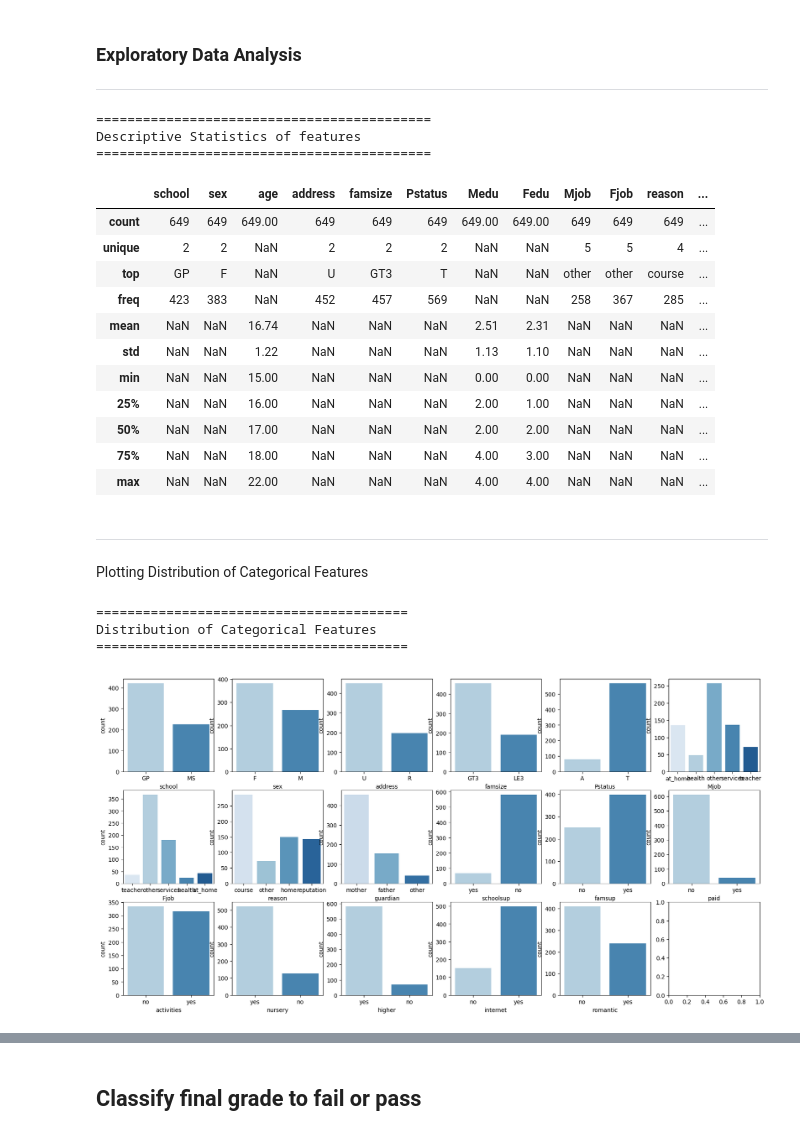
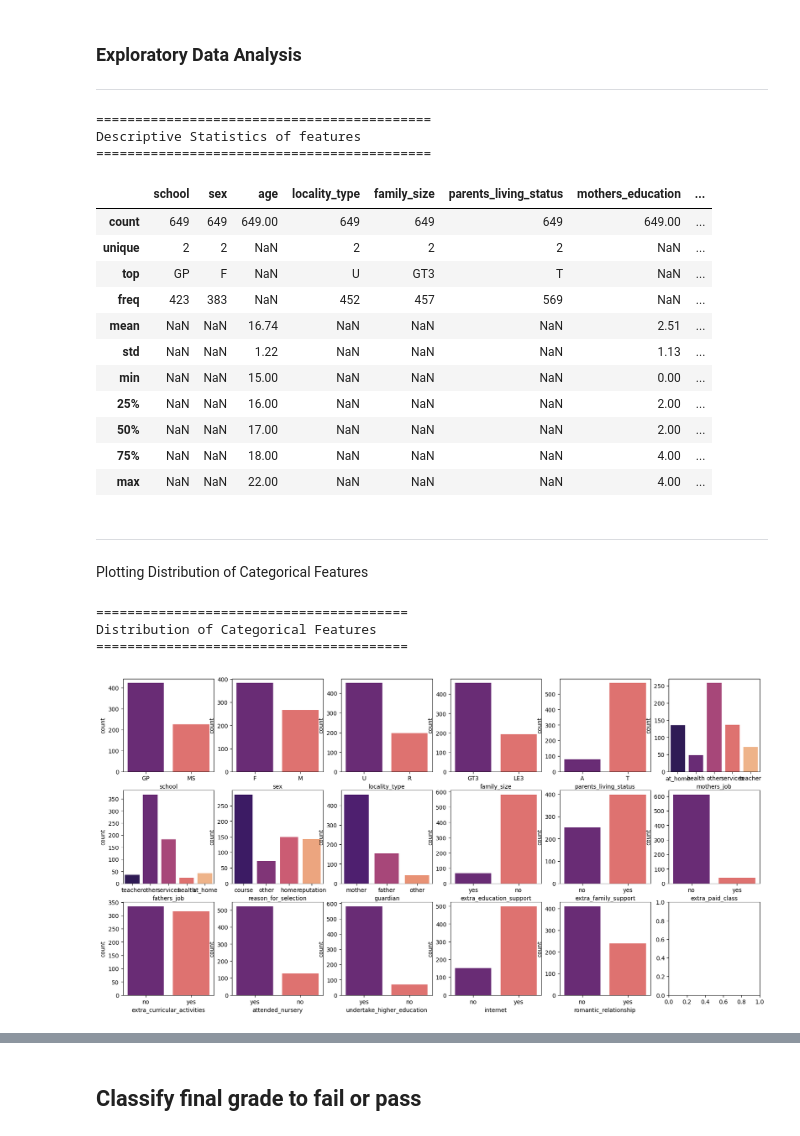
Before and after one commit to AdiBoye/machine_learning_capstone_project, a Jupyter notebook: src/Machine_Learning_Group.ipynb, the cells around one changed output, grey strips where cells are left out. Saved outputs shown, nothing was run; the diff lists cells and outputs as text; code cells hidden in the pictures.

```diff
--- a/src/Machine_Learning_Group.ipynb
+++ b/src/Machine_Learning_Group.ipynb
@@ -213,10 +225,10 @@ print("Updating Column Names")
 print("="*30)
 
 #replace column name
-data.rename(columns=columns_new_name, inplace=True)
+df.rename(columns=columns_new_name, inplace=True)
 #preview dataset
 print('Preview of new dataframe')
-display(data.head(10))
+display(df.head(10))
 # %% [output]
 ==============================
 Updating Column Names
@@ -338,35 +350,35 @@ display(data.describe(include=['object', 'str', 'number']).round(2))
 ===========================================
 Descriptive Statistics of features
 ===========================================
-|  | school | sex | age | address | famsize | Pstatus | Medu | Fedu | Mjob | Fjob | reason | ... |
-| count | 649 | 649 | 649.00 | 649 | 649 | 649 | 649.00 | 649.00 | 649 | 649 | 649 | ... |
-| unique | 2 | 2 | NaN | 2 | 2 | 2 | NaN | NaN | 5 | 5 | 4 | ... |
-| top | GP | F | NaN | U | GT3 | T | NaN | NaN | other | other | course | ... |
-| freq | 423 | 383 | NaN | 452 | 457 | 569 | NaN | NaN | 258 | 367 | 285 | ... |
-| mean | NaN | NaN | 16.74 | NaN | NaN | NaN | 2.51 | 2.31 | NaN | NaN | NaN | ... |
-| std | NaN | NaN | 1.22 | NaN | NaN | NaN | 1.13 | 1.10 | NaN | NaN | NaN | ... |
-| min | NaN | NaN | 15.00 | NaN | NaN | NaN | 0.00 | 0.00 | NaN | NaN | NaN | ... |
-| 25% | NaN | NaN | 16.00 | NaN | NaN | NaN | 2.00 | 1.00 | NaN | NaN | NaN | ... |
-| 50% | NaN | NaN | 17.00 | NaN | NaN | NaN | 2.00 | 2.00 | NaN | NaN | NaN | ... |
-| 75% | NaN | NaN | 18.00 | NaN | NaN | NaN | 4.00 | 3.00 | NaN | NaN | NaN | ... |
-| max | NaN | NaN | 22.00 | NaN | NaN | NaN | 4.00 | 4.00 | NaN | NaN | NaN | ... |
+|  | school | sex | age | locality_type | family_size | parents_living_status | mothers_education | ... |
+| count | 649 | 649 | 649.00 | 649 | 649 | 649 | 649.00 | ... |
+| unique | 2 | 2 | NaN | 2 | 2 | 2 | NaN | ... |
+| top | GP | F | NaN | U | GT3 | T | NaN | ... |
+| freq | 423 | 383 | NaN | 452 | 457 | 569 | NaN | ... |
+| mean | NaN | NaN | 16.74 | NaN | NaN | NaN | 2.51 | ... |
+| std | NaN | NaN | 1.22 | NaN | NaN | NaN | 1.13 | ... |
+| min | NaN | NaN | 15.00 | NaN | NaN | NaN | 0.00 | ... |
+| 25% | NaN | NaN | 16.00 | NaN | NaN | NaN | 2.00 | ... |
+| 50% | NaN | NaN | 17.00 | NaN | NaN | NaN | 2.00 | ... |
+| 75% | NaN | NaN | 18.00 | NaN | NaN | NaN | 4.00 | ... |
+| max | NaN | NaN | 22.00 | NaN | NaN | NaN | 4.00 | ... |
 # %% [markdown]
 ---
 Plotting Distribution of Categorical Features
 # %%
 print("="*40)
 print("Distribution of Categorical Features")
 print("="*40)
 
 #Plots Categorical features using Barcharts
 fig, ax = plt.subplots((len(categorical_features) // 6) + 1,6, figsize=(20,10))
 for i in range(len(categorical_features)):
   c_axes = ax.flat[i]
-  sns.countplot(data=data, x=categorical_features[i], ax=c_axes, hue= categorical_features[i], palette='Blues')
+  sns.countplot(data=data, x=categorical_features[i], ax=c_axes, hue= categorical_features[i], palette='magma')
 
 plt.show()
 # %% [output]
 ========================================
 Distribution of Categorical Features
 ========================================
-[figure, old version]
+[figure, new version]
```
Also changed, not shown: parts of 42 cells of this notebook.
